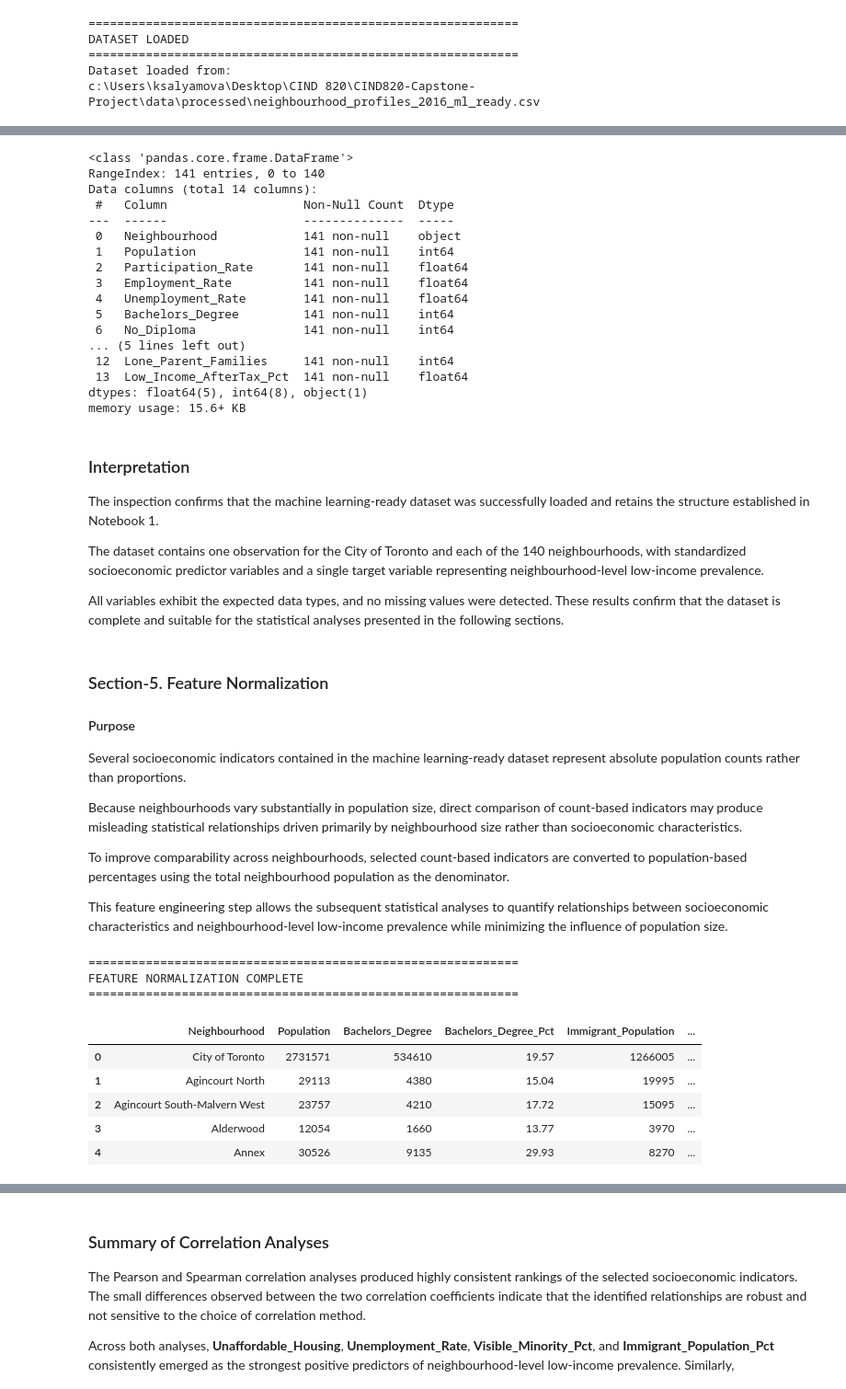
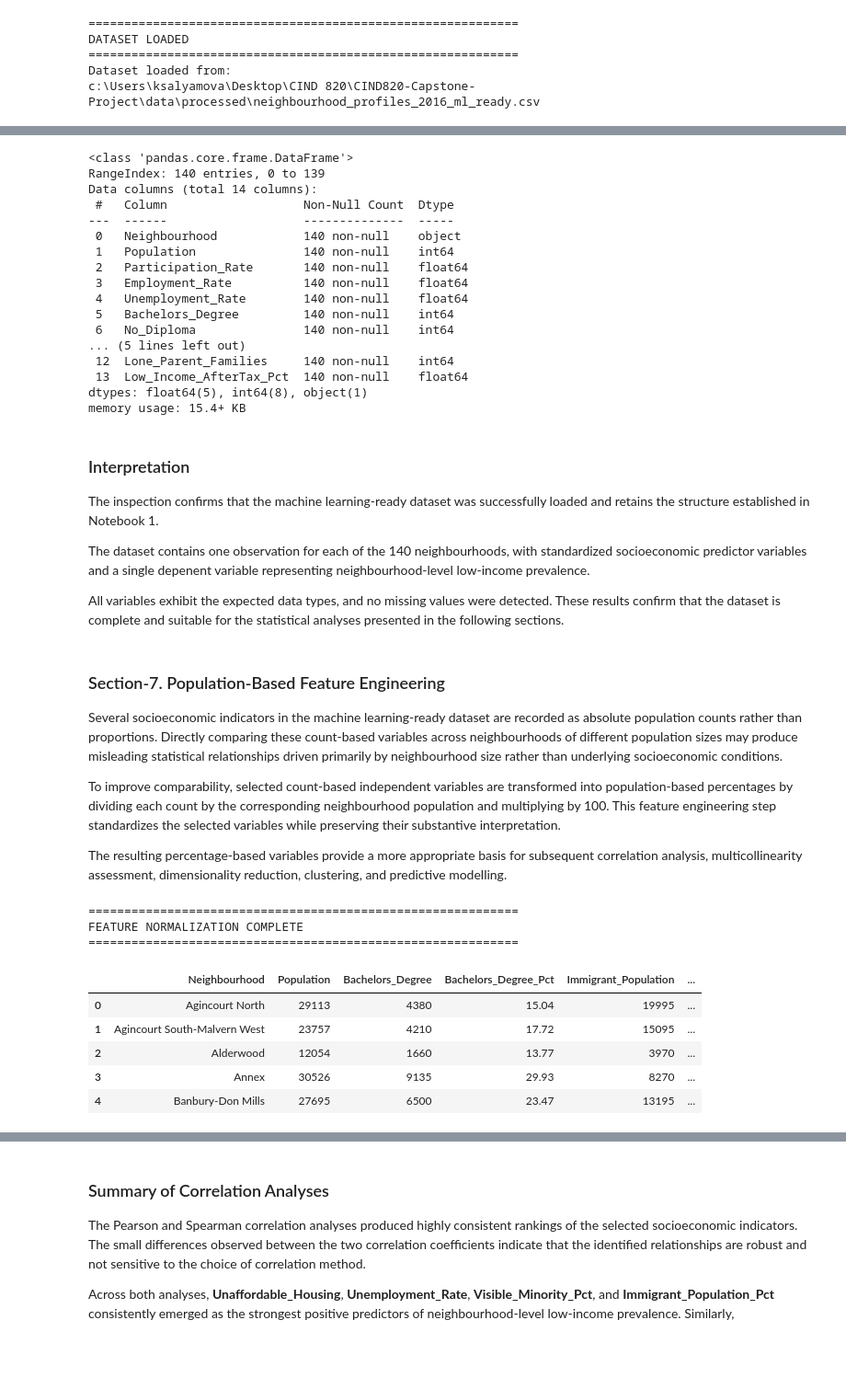
Before and after one commit to ksalyamova/CIND820-Capstone-Project, a Jupyter notebook: notebooks/01_2016_dataset/02_Feature_Relationship_Analysis.ipynb, the cells around one changed output, grey strips where cells are left out. Shown at 92% size. Drawn from its saved outputs; the diff is of its cells as text; code cells hidden in the pictures; blank space fills up the shorter version.

```diff
--- a/notebooks/01_2016_dataset/02_Feature_Relationship_Analysis.ipynb
+++ b/notebooks/01_2016_dataset/02_Feature_Relationship_Analysis.ipynb
@@ -66,11 +66,7 @@ c:\Users\ksalyamova\Desktop\CIND 820\CIND820-Capstone-Project
 # %% [markdown]
 ### Section-3 Load Machine Learning Dataset
 # %%
-input_path = (
-    project_root
-    / "data"
-    / "processed"
-    / "neighbourhood_profiles_2016_ml_ready.csv")
+input_path = (project_root/ "data"/ "processed"/ "neighbourhood_profiles_2016_ml_ready.csv")
 
 df = pd.read_csv(input_path)
 
@@ -178,77 +172,70 @@ dtype: int64
 df.info()
 # %% [output]
 <class 'pandas.core.frame.DataFrame'>
-RangeIndex: 141 entries, 0 to 140
+RangeIndex: 140 entries, 0 to 139
 Data columns (total 14 columns):
  #   Column                   Non-Null Count  Dtype
 ---  ------                   --------------  -----
- 0   Neighbourhood            141 non-null    object
- 1   Population               141 non-null    int64
- 2   Participation_Rate       141 non-null    float64
- 3   Employment_Rate          141 non-null    float64
- 4   Unemployment_Rate        141 non-null    float64
- 5   Bachelors_Degree         141 non-null    int64
- 6   No_Diploma               141 non-null    int64
+ 0   Neighbourhood            140 non-null    object
+ 1   Population               140 non-null    int64
+ 2   Participation_Rate       140 non-null    float64
+ 3   Employment_Rate          140 non-null    float64
+ 4   Unemployment_Rate        140 non-null    float64
+ 5   Bachelors_Degree         140 non-null    int64
+ 6   No_Diploma               140 non-null    int64
 ... (5 lines left out)
- 12  Lone_Parent_Families     141 non-null    int64
- 13  Low_Income_AfterTax_Pct  141 non-null    float64
+ 12  Lone_Parent_Families     140 non-null    int64
+ 13  Low_Income_AfterTax_Pct  140 non-null    float64
 dtypes: float64(5), int64(8), object(1)
-memory usage: 15.6+ KB
+memory usage: 15.4+ KB
 # %% [markdown]
 ### Interpretation
 
 The inspection confirms that the machine learning-ready dataset was successfully loaded and retains the structure established in Notebook 1.
 
-The dataset contains one observation for the City of Toronto and each of the 140 neighbourhoods, with standardized socioeconomic predictor variables and a single target variable representing neighbourhood-level low-income prevalence.
+The dataset contains one observation for each of the 140 neighbourhoods, with standardized socioeconomic predictor variables and a single depenent variable representing neighbourhood-level low-income prevalence.
 
 All variables exhibit the expected data types, and no missing values were detected. These results confirm that the dataset is complete and suitable for the statistical analyses presented in the following sections.
 # %% [markdown]
-### Section-5. Feature Normalization
+### Section-7. Population-Based Feature Engineering
 
-#### Purpose
+Several socioeconomic indicators in the machine learning-ready dataset are recorded as absolute population counts rather than proportions. Directly comparing these count-based variables across neighbourhoods of different population sizes may produce misleading statistical relationships driven primarily by neighbourhood size rather than underlying socioeconomic conditions.
 
-Several socioeconomic indicators contained in the machine learning-ready dataset represent absolute population counts rather than proportions.
+To improve comparability, selected count-based independent variables are transformed into population-based percentages by dividing each count by the corresponding neighbourhood population and multiplying by 100. This feature engineering step standardizes the selected variables while preserving their substantive interpretation.
 
-Because neighbourhoods vary substantially in population size, direct comparison of count-based indicators may produce misleading statistical relationships driven primarily by neighbourhood size rather than socioeconomic characteristics.
-
-To improve comparability across neighbourhoods, selected count-based indicators are converted to population-based percentages using the total neighbourhood population as the denominator.
-
-This feature engineering step allows the subsequent statistical analyses to quantify relationships between socioeconomic characteristics and neighbourhood-level low-income prevalence while minimizing the influence of population size.
+The resulting percentage-based variables provide a more appropriate basis for subsequent correlation analysis, multicollinearity assessment, dimensionality reduction, clustering, and predictive modelling.
 # %%
 count_variables = [
     "Bachelors_Degree",
     "No_Diploma",
     "Immigrant_Population",
     "Visible_Minority",
     "Renters",
     "Lone_Parent_Families"]
 
 for column in count_variables:
-    df[column + "_Pct"] = (
-        df[column] / df["Population"]
-    ) * 100
+    df[column + "_Pct"] = (df[column] / df["Population"]) * 100
 
 print("=" * 60)
 print("FEATURE NORMALIZATION COMPLETE")
 print("=" * 60)
 
 display(
-    df[
-        [
+    df[[
             "Neighbourhood",
             "Population",
             "Bachelors_Degree",
             "Bachelors_Degree_Pct",
             "Immigrant_Population",
             "Immigrant_Population_Pct"
         ]    ].head())
 # %% [output]
 ============================================================
 FEATURE NORMALIZATION COMPLETE
 ============================================================
 |  | Neighbourhood | Population | Bachelors_Degree | Bachelors_Degree_Pct | Immigrant_Population | ... |
-| 0 | City of Toronto | 2731571 | 534610 | 19.57 | 1266005 | ... |
-| 1 | Agincourt North | 29113 | 4380 | 15.04 | 19995 | ... |
-| 2 | Agincourt South-Malvern West | 23757 | 4210 | 17.72 | 15095 | ... |
-| 3 | Alderwood | 12054 | 1660 | 13.77 | 3970 | ... |
-| 4 | Annex | 30526 | 9135 | 29.93 | 8270 | ... |
+| 0 | Agincourt North | 29113 | 4380 | 15.04 | 19995 | ... |
+| 1 | Agincourt South-Malvern West | 23757 | 4210 | 17.72 | 15095 | ... |
+| 2 | Alderwood | 12054 | 1660 | 13.77 | 3970 | ... |
+| 3 | Annex | 30526 | 9135 | 29.93 | 8270 | ... |
+| 4 | Banbury-Don Mills | 27695 | 6500 | 23.47 | 13195 | ... |
```
Also changed, not shown: parts of 49 cells of this notebook, 28 other files.
